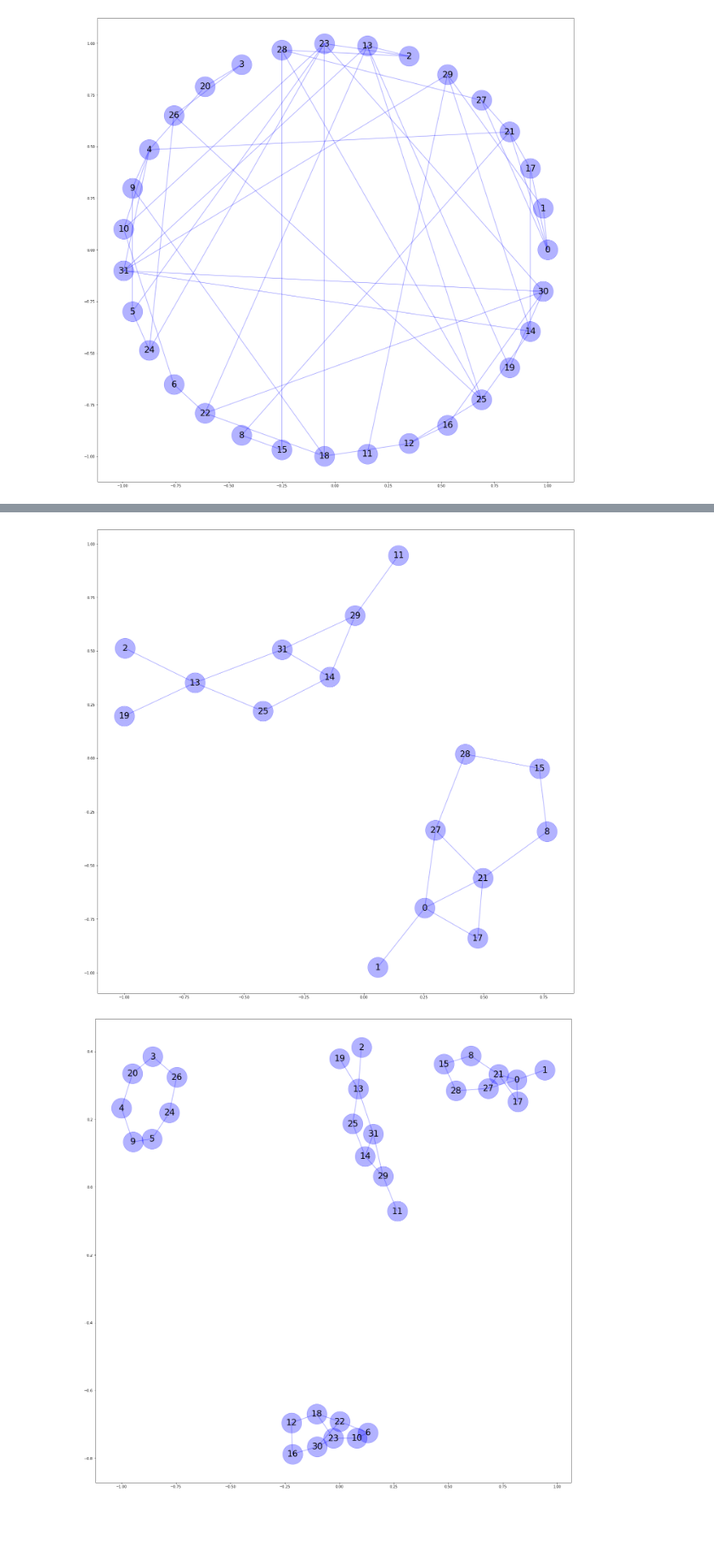
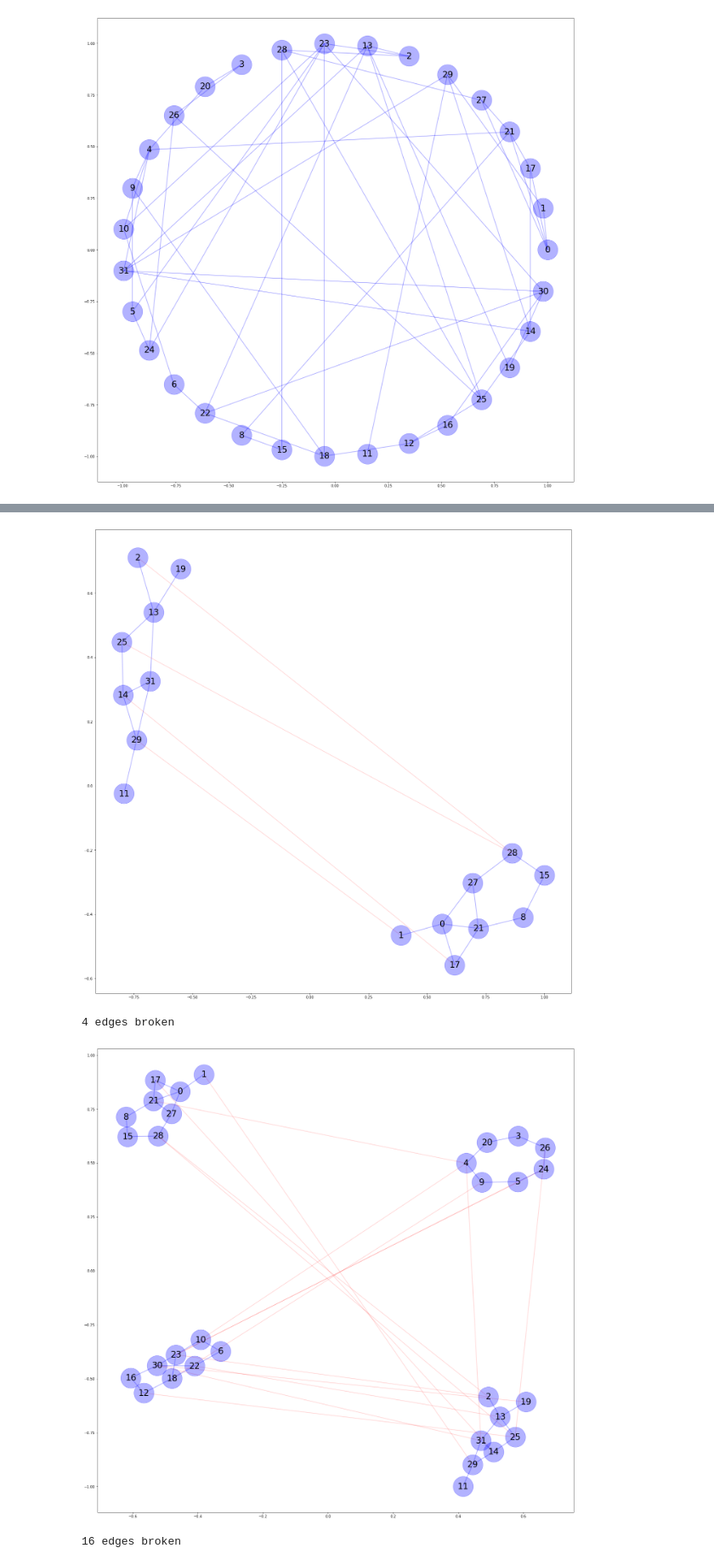
Before and after one commit to Richard-R/cs170_project, a Jupyter notebook: create_graph.ipynb, the cells around one changed output, grey strips where cells are left out. Shown at 85% size. Saved outputs shown, nothing was run; the diff lists cells and outputs as text; code cells hidden in the pictures; blank space fills up the shorter version.

Commit message:
added residual graph

```diff
--- a/create_graph.ipynb
+++ b/create_graph.ipynb
@@ -6,16 +6,15 @@ import networkx as nx
 from __future__ import division
 
 
-def draw_graph(graph, labels=None, graph_layout='shell',
+def draw_graph(graph, graph_residual=None, labels=None, graph_layout='shell',
                node_size=3200, node_color='blue', node_alpha=0.3,
                node_text_size=24,
-               edge_color='blue', edge_alpha=0.3, edge_tickness=2,
+               edge_color='blue', edge_alpha=0.3,
+               residual_color='red', residual_alpha=0.15, edge_tickness=2,
                edge_text_pos=0.6,
                text_font='sans-serif'):
     """
     Based on: https://www.udacity.com/wiki/creating-network-graphs-with-python
-    We describe a graph as a list enumerating all edges.
-    Ex: graph = [(1,2), (2,3)] represents a graph with 2 edges - (node1 - node2) and (node2 - node3)
     """
     rcParams['figure.figsize'] = 24, 24 # that's default image size for this interactive session
 
@@ -35,6 +34,9 @@ def draw_graph(graph, labels=None, graph_layout='shell',
                            alpha=node_alpha, node_color=node_color)
     nx.draw_networkx_edges(graph,graph_pos,width=edge_tickness,
                            alpha=edge_alpha,edge_color=edge_color)
+    if graph_residual:
+        nx.draw_networkx_edges(graph_residual,graph_pos,width=edge_tickness,
+                               alpha=residual_alpha,edge_color=residual_color)
     nx.draw_networkx_labels(graph, graph_pos,font_size=node_text_size,
                             font_family=text_font)
     # show graph
@@ -86,13 +92,17 @@ draw_graph(split0, graph_layout='spring')
 # %%
 sub10, sub11 = G.subgraph(sub10), G.subgraph(sub11)
-print(sub10)
-print(sub11)
 split1 = nx.compose(sub10, sub11)
-draw_graph(split1, graph_layout='spring')
+residual = nx.difference(sub1, split1)
+draw_graph(split1, graph_residual=residual, graph_layout='spring')
+print('{} edges broken'.format(len(residual.edges())))
 # %% [output]
-[figure, old version]
+[figure, new version]
+4 edges broken
 # %%
 split = nx.compose(split0, split1)
-draw_graph(split, graph_layout='spring')
+residual = nx.difference(G, split)
+draw_graph(split, graph_residual=residual, graph_layout='spring')
+print('{} edges broken'.format(len(residual.edges())))
 # %% [output]
-[figure, old version]
+[figure, new version]
+16 edges broken
```
Also changed, not shown: parts of 3 cells of this notebook.
